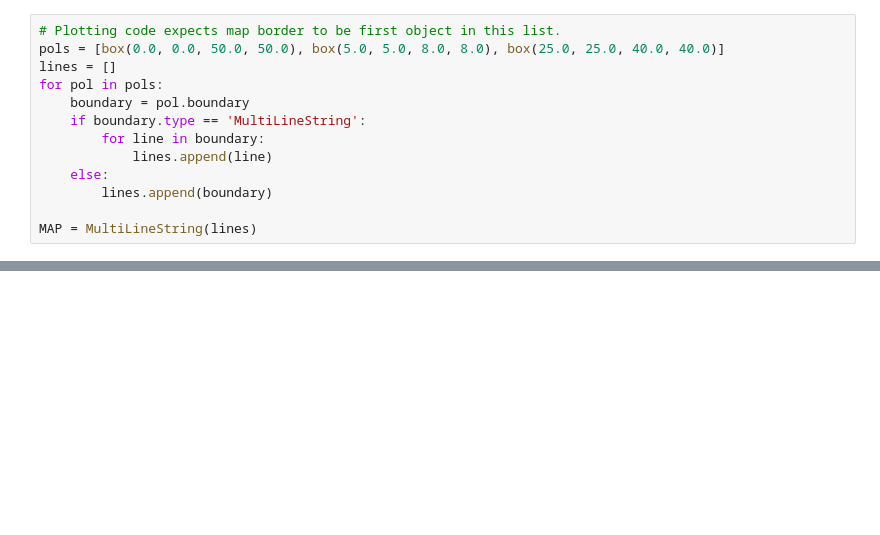
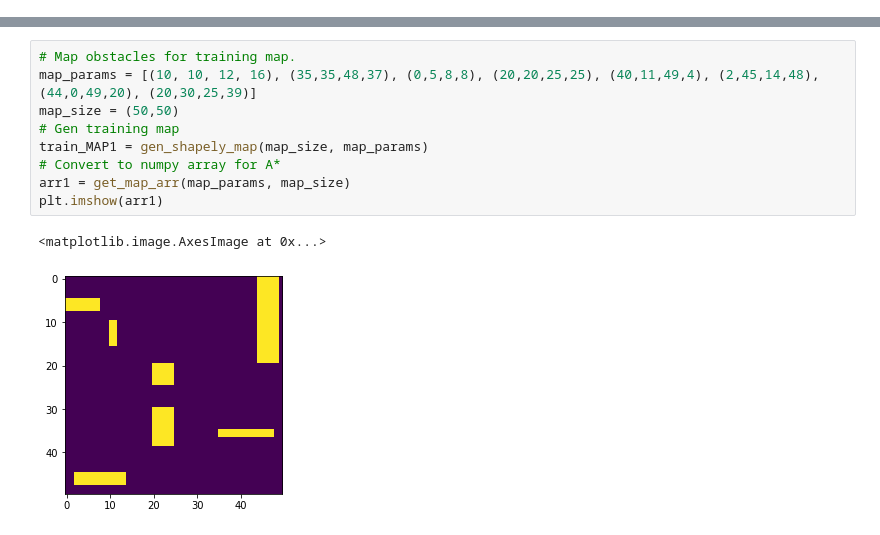
Before and after one commit to JosephGatto/2D-Motion-Planning-with-Machine-Learning, a Jupyter notebook: shapely synthetic sensor.ipynb, the cells around one changed output, grey strips where cells are left out. Saved outputs shown, nothing was run; the diff lists cells and outputs as text; blank space fills up the shorter version.

```diff
--- a/shapely synthetic sensor.ipynb
+++ b/shapely synthetic sensor.ipynb
@@ -23,13 +33,0 @@ This helps when checking for intersections.
-# %%
-# Plotting code expects map border to be first object in this list.
-pols = [box(0.0, 0.0, 50.0, 50.0), box(5.0, 5.0, 8.0, 8.0), box(25.0, 25.0, 40.0, 40.0)]
-lines = []
-for pol in pols:
-    boundary = pol.boundary
-    if boundary.type == 'MultiLineString':
-        for line in boundary:
-            lines.append(line)
-    else:
-        lines.append(boundary)
-
-MAP = MultiLineString(lines)
@@ -143,0 +271,12 @@ plot_path(MAP, robot_location, goal_location,  get_path(robot_location, goal_loc
+# %%
+# Map obstacles for training map.
+map_params = [(10, 10, 12, 16), (35,35,48,37), (0,5,8,8), (20,20,25,25), (40,11,49,4), (2,45,14,48), (44,0,49,20), (20,30,25,39)]
+map_size = (50,50)
+# Gen training map
+train_MAP1 = gen_shapely_map(map_size, map_params)
+# Convert to numpy array for A*
+arr1 = get_map_arr(map_params, map_size)
+plt.imshow(arr1)
+# %% [output]
+<matplotlib.image.AxesImage at 0x...>
+[figure, added]
```
Also changed, not shown: parts of 27 cells of this notebook.
